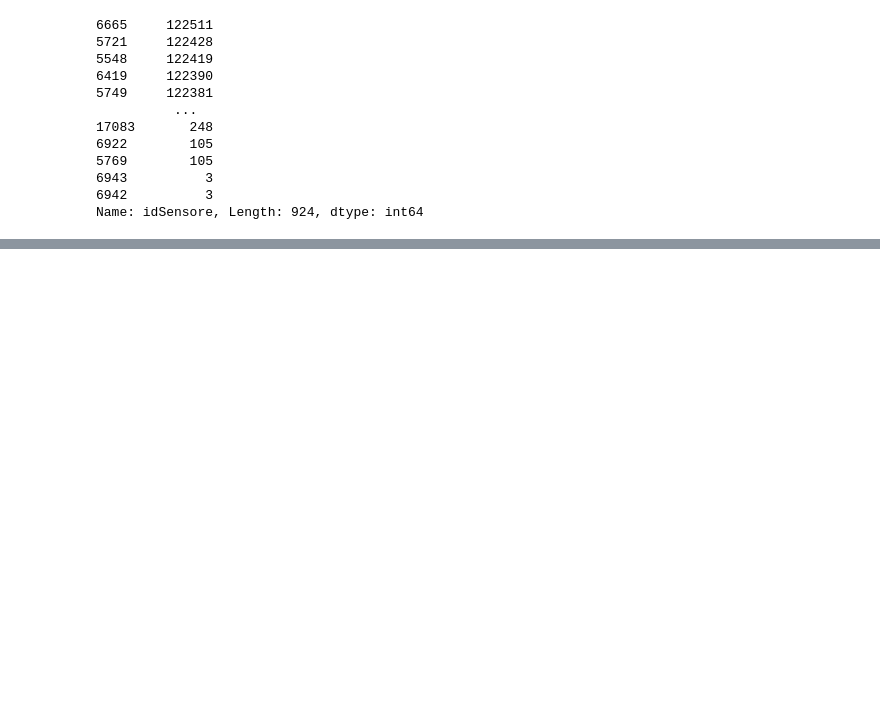
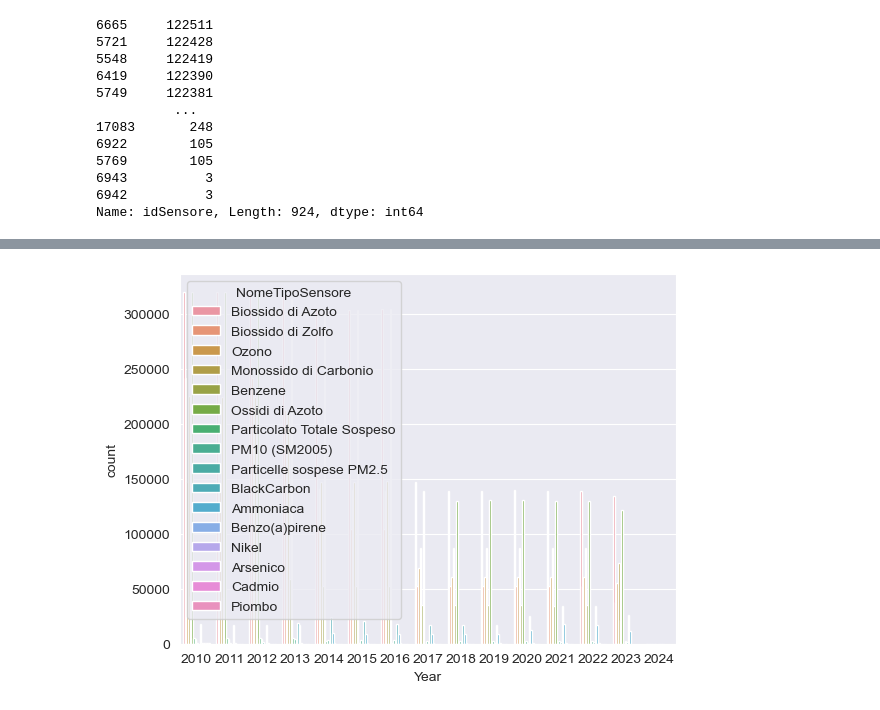
Before and after one commit to LGpolimi/HHE_DSLAB_project_AA2324, a Jupyter notebook: air_pollution_notebook.ipynb, the cells around one changed output, grey strips where cells are left out. Drawn from its saved outputs; the diff is of its cells as text; code cells hidden in the pictures; blank space fills up the shorter version.

Commit message:
Clearing and organizing air quality dataset

```diff
--- a/air_pollution_notebook.ipynb
+++ b/air_pollution_notebook.ipynb
@@ -115,0 +152,4 @@ Name: idSensore, Length: 924, dtype: int64
+# %%
+# Extract the month from the 'Data' column using string slicing and convert it to integer
+df_air_quality['Month'] = df_air_quality['Data'].str[3:5].astype(int)
+df_air_quality.head()
@@ -116,10 +163,5 @@ Name: idSensore, Length: 924, dtype: int64
 # %%
 # Extract the year from the 'Data' column using string slicing
-df_air_quality['Year'] = df_air_quality['Data'].str[6:10]
-
-# Group by 'Year' and 'idSensore', and count the number of rows
-result = df_air_quality.groupby(['Year', 'idSensore']).size()
-
-# Now print the result
-print(result)
+df_air_quality['Year'] = df_air_quality['Data'].str[6:10].astype(int)
+df_air_quality.head()
 # %% [output]
@@ -158,0 +174,4 @@ Name: Data, dtype: int64
+# %%
+## Append the column 'NomeTipoSensore' to the air quality dataframe based on the 'IdSensore' column
+df_air_quality = df_air_quality.merge(df_milano_stations[['IdSensore', 'NomeTipoSensore']], on='IdSensore')
+df_air_quality.head()
@@ -158,0 +185,5 @@ Name: Data, dtype: int64
+# %%
+## Remove in the column 'Data' string[0:11] from the air quality dataframe and rename the column to 'Time'
+df_air_quality['Time'] = df_air_quality['Data'].str[11:]
+df_air_quality = df_air_quality.drop('Data', axis=1)
+df_air_quality.head()
@@ -158,0 +197,9 @@ Name: Data, dtype: int64
+# %%
+# Set the display options
+pd.set_option('display.max_rows', None)
+pd.set_option('display.max_columns', None)
+## Plot number of rows for each unique value in 'NomeTipoSensore' column per year in the air quality dataframe
+sns.countplot(x='Year', hue='NomeTipoSensore', data=df_air_quality)
+plt.show()
+# %% [output]
+[figure, added]
```
Also changed, not shown: parts of 10 cells of this notebook.
